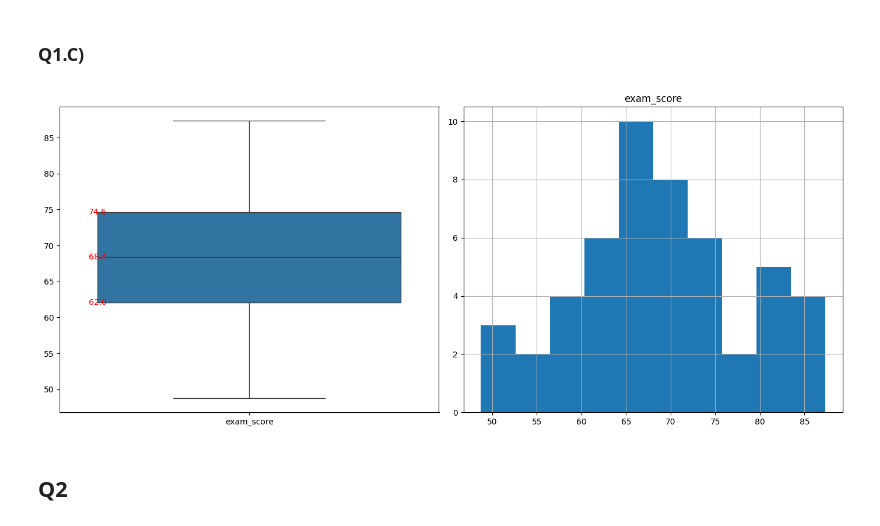
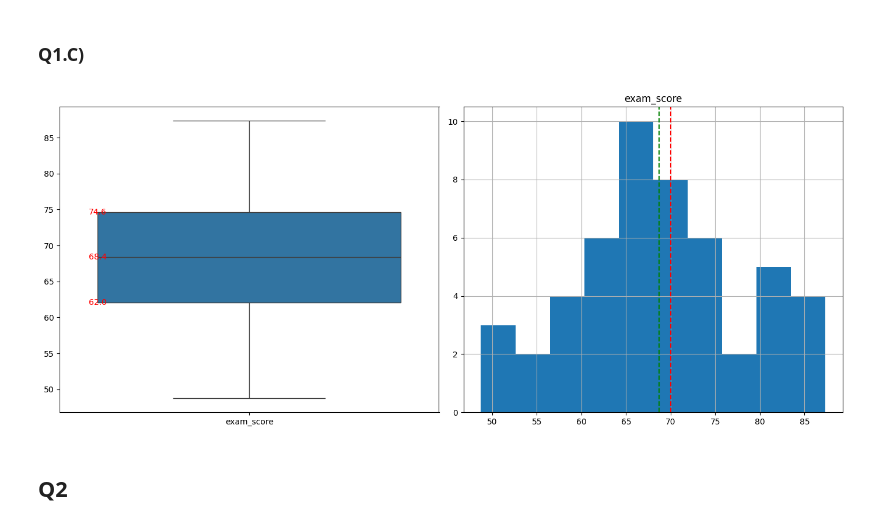
Before and after one commit to berstearns/garbage_collector, a Jupyter notebook: CCT/stats/CA2/CA2-stats.ipynb, the cells around one changed output. Cells and saved outputs as stored; diff of their text form; code cells hidden in the pictures.

```diff
--- a/CCT/stats/CA2/CA2-stats.ipynb
+++ b/CCT/stats/CA2/CA2-stats.ipynb
@@ -117,27 +117,30 @@ The data show evidence to justify the concerns of the teacher.
 # %%
 # Plotting the data boxplot and histogram  together in two subplots
 
 fig, axes = plt.subplots(1, 2, figsize=(14, 6))  # Adjust figsize as needed
 
 # Calculate the quantiles and plot the boxplot and histogram
 quantiles = np.percentile(df, [25, 50, 75], axis=0)
+classroom_mean = float(df.mean())
 sns.boxplot(data=df, ax=axes[0])
 df.hist(bins=10, ax=axes[1])
+plt.axvline(x=national_average, color='r', linestyle='--', label='National Average (70%)')  # National average
+plt.axvline(x=classroom_mean, color='g', linestyle='--', label='Classroom Mean')  # Sample mean
 
 
 # Loop through the quantiles list and write then as a text in the plot
 for i, q in enumerate(quantiles):
     rounded_q = round(q[0],1)
     axes[0].text(x=-0.4, y=q, s=f'{rounded_q}', horizontalalignment='center', verticalalignment='center',
                  fontsize=10, color='red')
 
 
 
 # Adjust and show the two plots
 plt.tight_layout()
 plt.show()
 # %% [output]
-[figure, old version]
+[figure, new version]
 # %% [markdown]
 ## Q2
 # %% [markdown]
```
Also changed, not shown: parts of 1 cell of this notebook.
